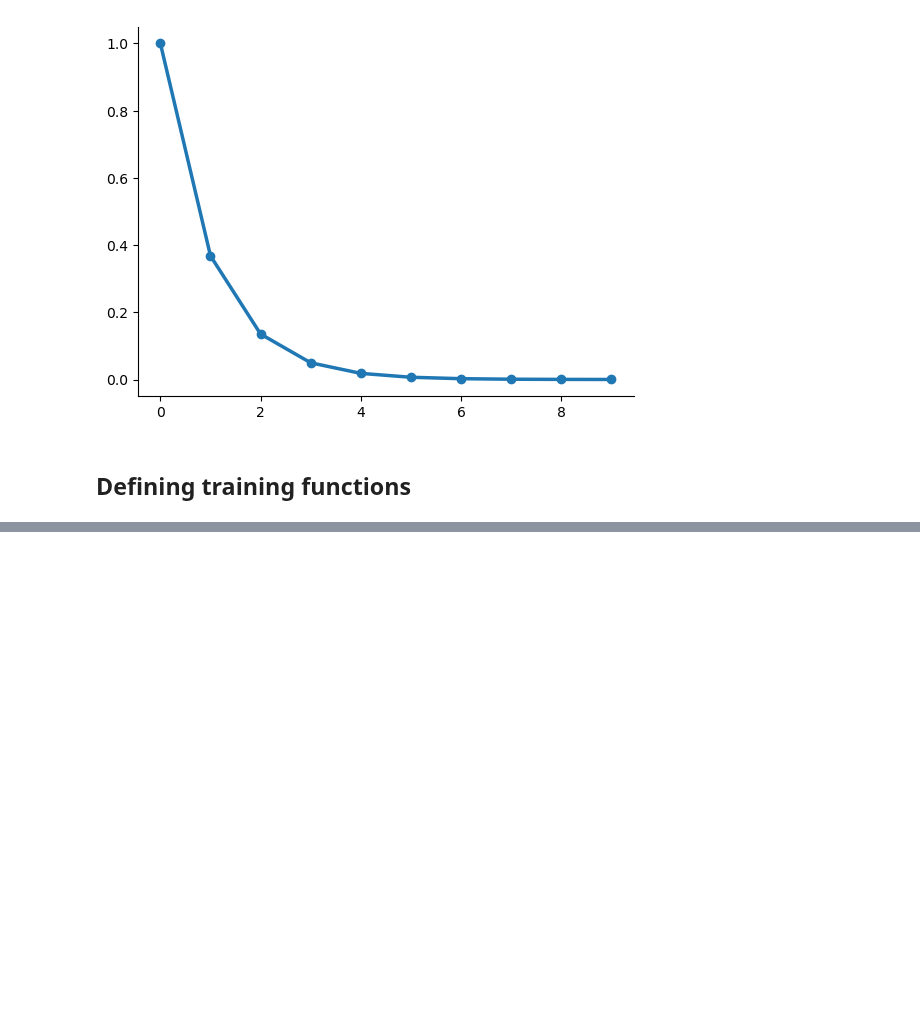
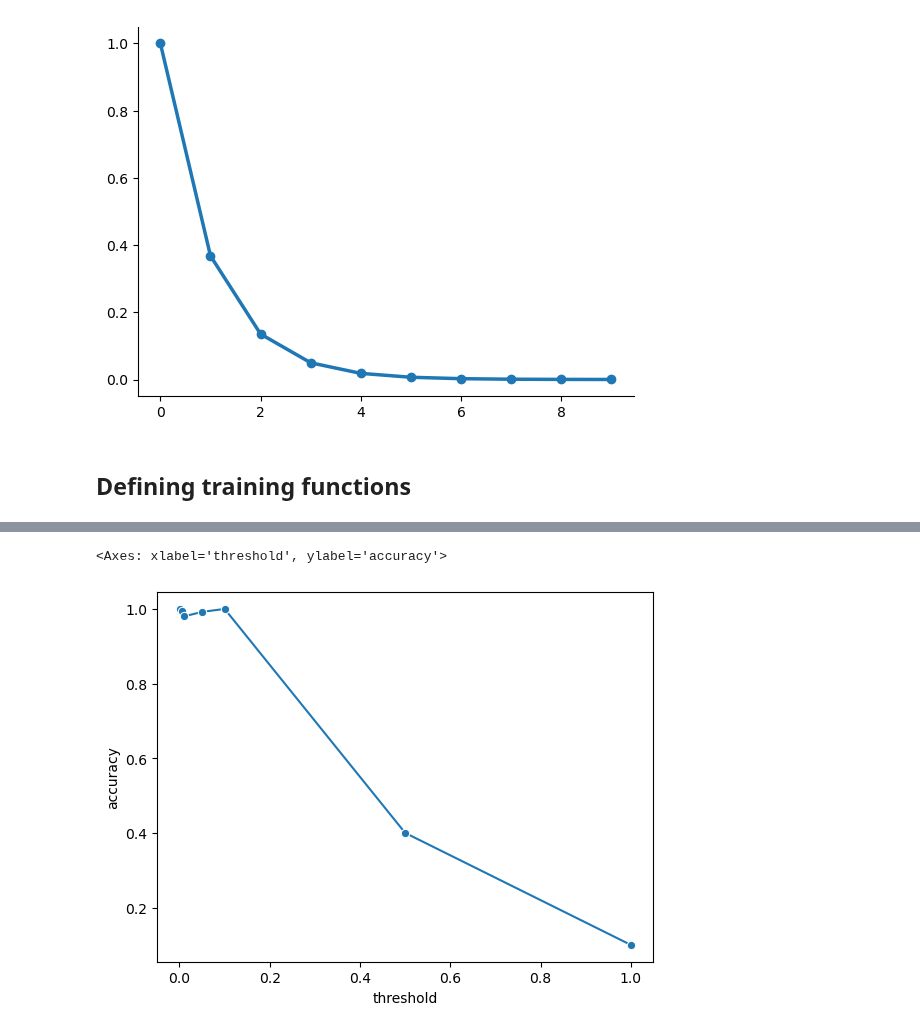
Before and after one commit to vjaltare/trident_playground, a Jupyter notebook: notebooks/trident_routing_playground.ipynb, the cells around one changed output, grey strips where cells are left out. Drawn from its saved outputs; the diff is of its cells as text; code cells hidden in the pictures; blank space fills up the shorter version.

Commit message:
run the sparsity analysis more rigorously

```diff
--- a/notebooks/trident_routing_playground.ipynb
+++ b/notebooks/trident_routing_playground.ipynb
@@ -241,7 +256,6 @@ class TridentMOENet(nnx.Module):
 
     def __init__(self,
                  in_features: int,
-                 num_experts: int,
                  expert_size: int,
                  rngs: nnx.Rngs,
                  thresholds: list = [-0.5, 0.5],
@@ -249,7 +263,6 @@ class TridentMOENet(nnx.Module):
                  layer_sizes: list = [30, 10], # in terms of number of experts
                  ):
         self.in_features = in_features
-        self.num_experts = num_experts
         self.expert_size = expert_size
         self.rngs = rngs
         self.thresholds = thresholds
@@ -431,10 +452,10 @@ test_preds: [0 0 4 4 4 4 4 4 4 4]
 rngs = nnx.Rngs(params=13, dropout=5647)
 model = TridentMOENet(
     in_features=100,
-    num_experts=20,
-    expert_size=100,
+    # num_experts=20,
+    expert_size=10,
     rngs=rngs,
-    thresholds=[-0.1, 0.1],
+    thresholds=[-1, 1],
     noise_sd=0.01,
     layer_sizes=[30, 10]
 )
@@ -512,0 +601,25 @@ Epoch 1000, Loss: 0.0000, Accuracy: 100.00%
+# %%
+thresholds_arr = [0.001, 0.005, 0.01, 0.05, 0.1, 0.5, 1.0]
+key1 = jax.random.key(234)
+num_resamples = 1
+results_dict = defaultdict(list)
+for r in tqdm(range(num_resamples), desc="Resample Progress"):
+    for i_th, th in tqdm(enumerate(thresholds_arr), total=len(thresholds_arr), desc="Sparsity Analysis Progress"):
+        print(f"Testing for threshold {th}")
+        key1, key2 = jax.random.split(key1, 2)
+        rngs = nnx.Rngs(params=key1, dropout=key2)
+
+        model, metrics_history = sparsity_analysis(
+            threshold=th,
+            inputs=test_input,
+            labels=test_labels,
+            rngs=rngs,
+        )
+
+        # append the performance and threshold to results_dict
+        results_dict['threshold'].append(float(th))
+        results_dict['accuracy'].append(float(metrics_history['eval_accuracy'][-1]))
+        results_dict['loss'].append(float(metrics_history['eval_loss'][-1]))
+        results_dict['resample'].append(int(r))
+
+print(results_dict)
@@ -512,0 +747,8 @@ Epoch 1000, Loss: 0.0000, Accuracy: 100.00%
+# %%
+## plotting the results
+results_df = pd.DataFrame(results_dict)
+
+sns.lineplot(data=results_df, x='threshold', y='accuracy', marker='o')
+# %% [output]
+<Axes: xlabel='threshold', ylabel='accuracy'>
+[figure, added]
```
Also changed, not shown: parts of 11 cells of this notebook, 4 other files.
